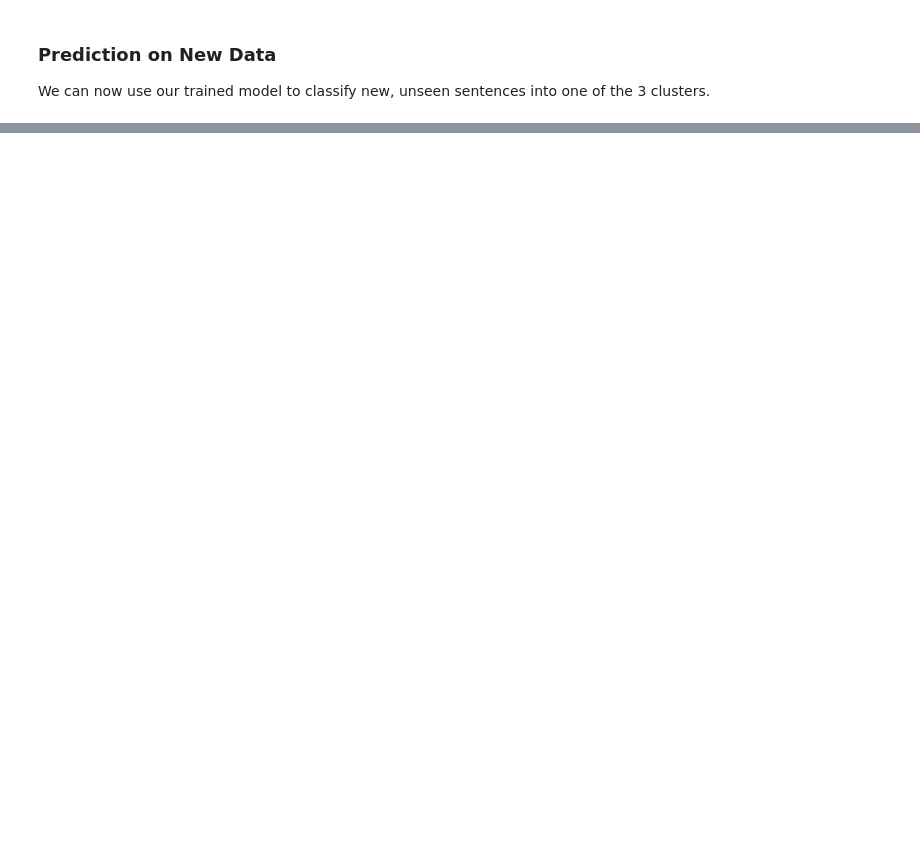
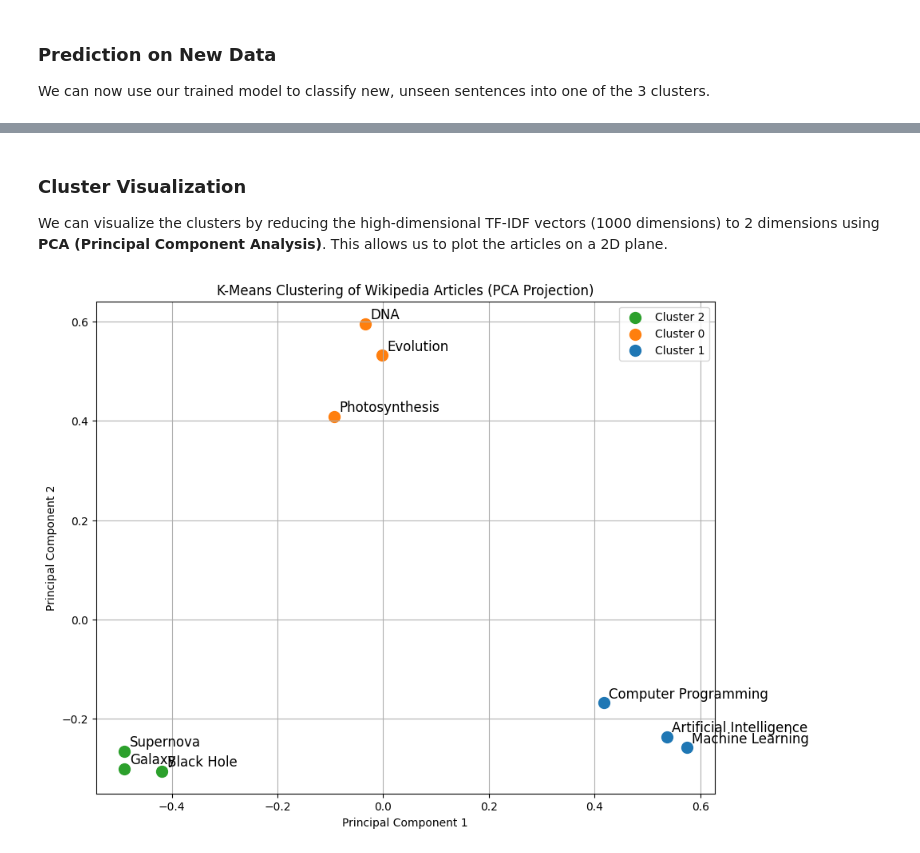
Before and after one commit to ChamathDilshanC/AI_Machine_Learning, a Jupyter notebook: 04_Unsupervised_Learnining_Clustering/04_Unsupervised_Learnining_Clustering.ipynb, the cells around one changed output, grey strips where cells are left out. Saved outputs shown, nothing was run; the diff lists cells and outputs as text; code cells hidden in the pictures; blank space fills up the shorter version.

Commit message:
Update notebook with executed cell outputs
Updated execution counts and outputs in the clustering notebook, reflecting recent code execution and output changes. No code logic was modified.

```diff
--- a/04_Unsupervised_Learnining_Clustering/04_Unsupervised_Learnining_Clustering.ipynb
+++ b/04_Unsupervised_Learnining_Clustering/04_Unsupervised_Learnining_Clustering.ipynb
@@ -260,0 +245,42 @@ Sentence: 'Python is a popular programming language for data science.' -> Cluste
+# %% [markdown]
+### Cluster Visualization
+
+We can visualize the clusters by reducing the high-dimensional TF-IDF vectors (1000 dimensions) to 2 dimensions using **PCA (Principal Component Analysis)**. This allows us to plot the articles on a 2D plane.
+# %%
+from sklearn.decomposition import PCA
+import matplotlib.pyplot as plt
+
+# Initialize PCA to reduce to 2 components
+pca = PCA(n_components=2)
+
+# Fit and transform the dense TF-IDF matrix
+# Note: We verify if it is sparse and convert to array if needed
+data_2d = pca.fit_transform(tfid_matrix.toarray())
+
+# Plotting
+plt.figure(figsize=(10, 8))
+
+# Define colors for clusters (assuming k=3)
+colors = ['#ff7f0e', '#1f77b4', '#2ca02c'] # Orange, Blue, Green
+
+for i in range(len(data_2d)):
+    x = data_2d[i, 0]
+    y = data_2d[i, 1]
+    label = cluster_labels[i]
+    title = article_titles[i]
+
+    plt.scatter(x, y, c=colors[label], s=100, label=f'Cluster {label}')
+    plt.text(x + 0.01, y + 0.01, title, fontsize=12)
+
+# Handle legend (remove duplicates)
+handles, labels = plt.gca().get_legend_handles_labels()
+by_label = dict(zip(labels, handles))
+plt.legend(by_label.values(), by_label.keys())
+
+plt.title('K-Means Clustering of Wikipedia Articles (PCA Projection)')
+plt.xlabel('Principal Component 1')
+plt.ylabel('Principal Component 2')
+plt.grid(True)
+plt.show()
+# %% [output]
+[figure, added]
```
Also changed, not shown: parts of 6 cells of this notebook.
